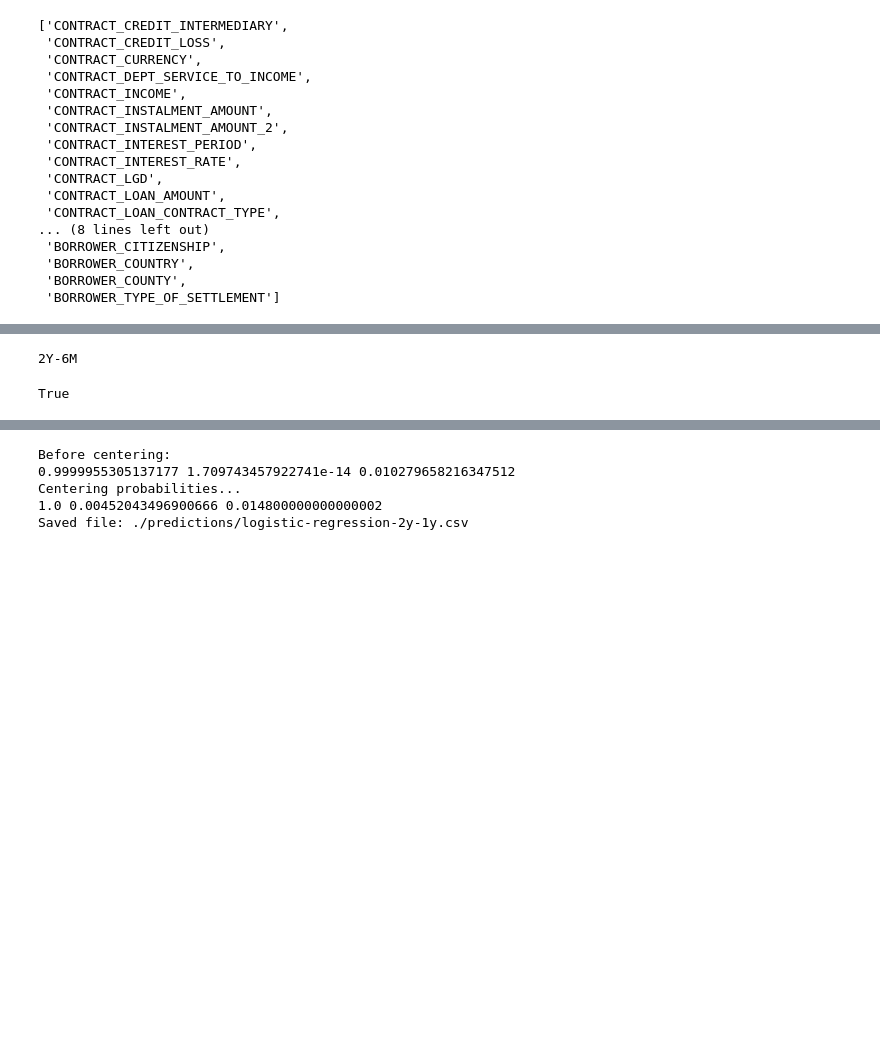
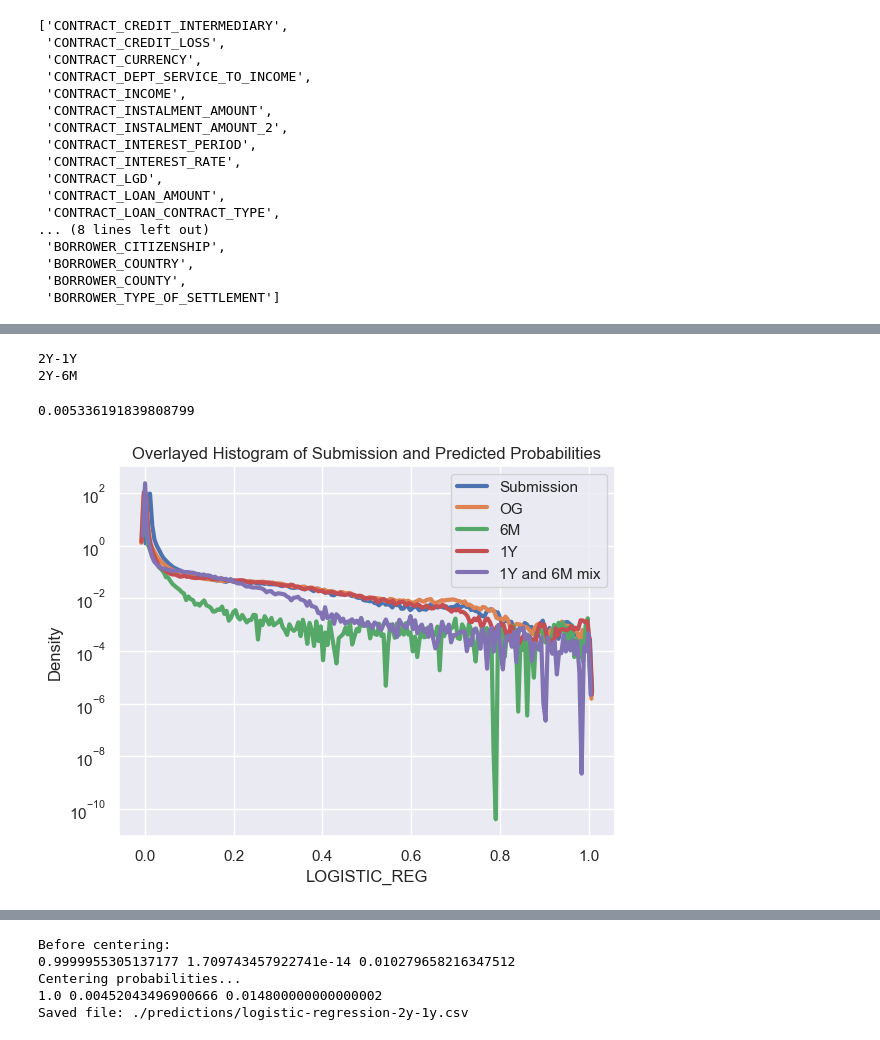
Before and after one commit to hakatiki/Dataracing-MNB, a Jupyter notebook: logistic-regression-borrower-contract.ipynb, the cells around one changed output, grey strips where cells are left out. Drawn from its saved outputs; the diff is of its cells as text; code cells hidden in the pictures; blank space fills up the shorter version.

```diff
--- a/logistic-regression-borrower-contract.ipynb
+++ b/logistic-regression-borrower-contract.ipynb
@@ -357,15 +552,14 @@ def calculate_probabilities(data, column, time_factor):
     probs_2y = 1 - np.exp(-2 * lambdas)
     return probs_2y
 # %%
-
-logistic_model = LogisticRegression(max_iter=400, C=0.5, random_state=42)
 time_periods = {
-    # '1Y': 1,
+    '1Y': 1,
     # '18M': 1.5,
     # '9M': 0.75,
     '6M': 0.5
 }
 for suffix, time_factor in time_periods.items():
+    logistic_model = LogisticRegression(max_iter=400, C=1)
     print(f"2Y-{suffix}")
     probs = train_and_predict_two_halves(
         training_data,
@@ -376,20 +570,23 @@ for suffix, time_factor in time_periods.items():
     training_data[f'LOGISTIC_REG_{suffix}'] = probs
     training_data[f'{suffix}_PROBA'] = calculate_probabilities(training_data, f'LOGISTIC_REG_{suffix}', time_factor)
 # %% [output]
+2Y-1Y
 2Y-6M
+# %%
+training_data['1Y_PROBA'].mean()
+# %% [output]
+0.005336191839808799
 # %%
 sns.kdeplot(submission, label='Submission', lw=3, alpha=1)
 sns.kdeplot(training_data['LOGISTIC_REG'], label='OG', lw=3, alpha=1)
-sns.kdeplot(training_data['18M_PROBA'], label='18M', lw=3, alpha=1)
-sns.kdeplot(training_data['9M_PROBA'], label='9M', lw=3, alpha=1)
 sns.kdeplot(training_data['6M_PROBA'], label='6M', lw=3, alpha=1)
 sns.kdeplot(training_data['1Y_PROBA'], label='1Y', lw=3, alpha=1)
 sns.kdeplot(training_data['1Y_PROBA']*0.5+training_data['6M_PROBA']*0.5, label='1Y and 6M mix', lw=3, alpha=1)
 
 plt.yscale('log')
 plt.legend()
 plt.title('Overlayed Histogram of Submission and Predicted Probabilities')
 plt.show()
 # %% [output]
-True
+[figure, added]
 # %%
```
Also changed, not shown: parts of 55 cells of this notebook, 9 other files.
